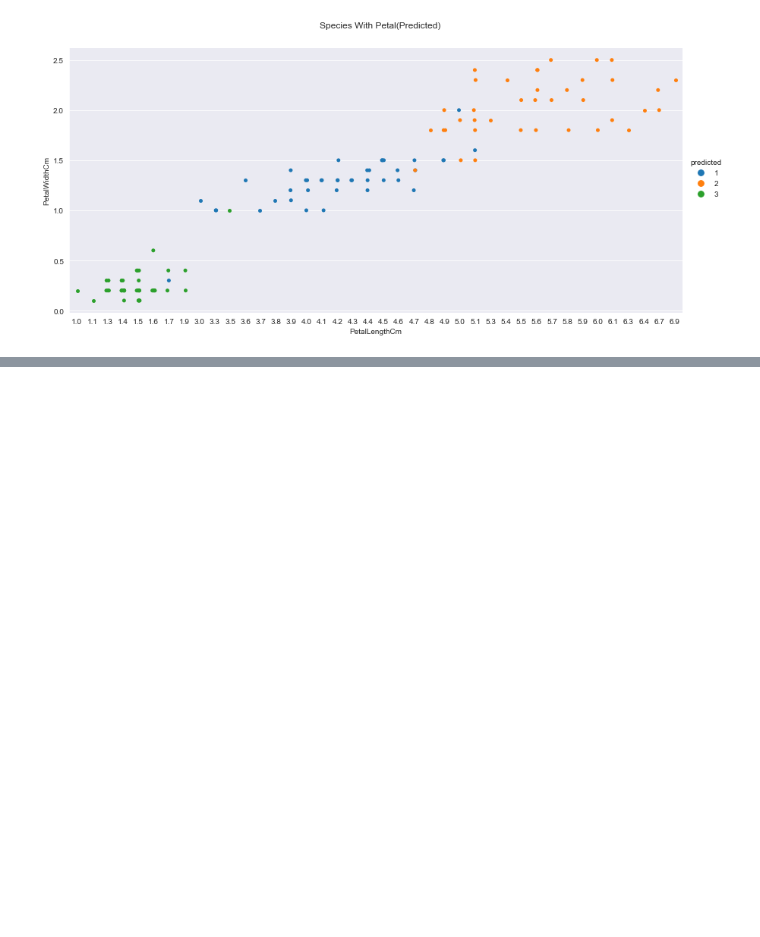
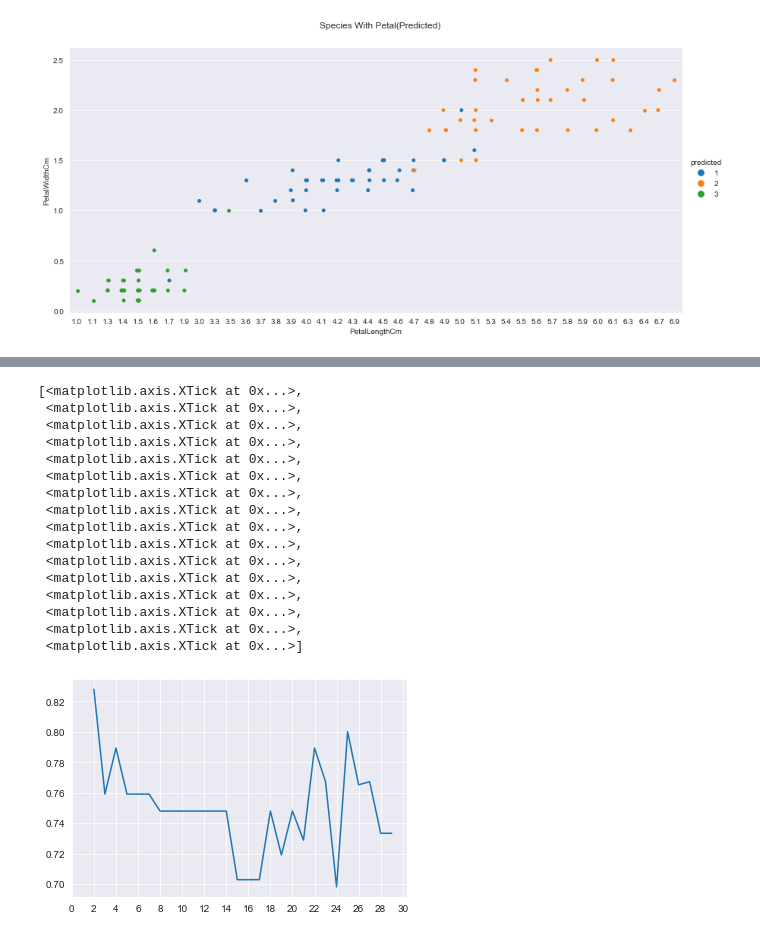
Before and after one commit to pouriaSameti/ML-Projects, a Jupyter notebook: Q2-Iris/code/Iris_Prediction/Iris_KNN.ipynb, the cells around one changed output, grey strips where cells are left out. Drawn from its saved outputs; the diff is of its cells as text; code cells hidden in the pictures; blank space fills up the shorter version.

```diff
--- a/Q2-Iris/code/Iris_Prediction/Iris_KNN.ipynb
+++ b/Q2-Iris/code/Iris_Prediction/Iris_KNN.ipynb
@@ -158,0 +215,20 @@ cat_plot4.fig.subplots_adjust(top=0.9)
+# %%
+sns.lineplot(x=k_parameters, y=f1_list).set_xticks(list(range(0, 31, 2)))
+# %% [output]
+[<matplotlib.axis.XTick at 0x...>,
+ <matplotlib.axis.XTick at 0x...>,
+ <matplotlib.axis.XTick at 0x...>,
+ <matplotlib.axis.XTick at 0x...>,
+ <matplotlib.axis.XTick at 0x...>,
+ <matplotlib.axis.XTick at 0x...>,
+ <matplotlib.axis.XTick at 0x...>,
+ <matplotlib.axis.XTick at 0x...>,
+ <matplotlib.axis.XTick at 0x...>,
+ <matplotlib.axis.XTick at 0x...>,
+ <matplotlib.axis.XTick at 0x...>,
+ <matplotlib.axis.XTick at 0x...>,
+ <matplotlib.axis.XTick at 0x...>,
+ <matplotlib.axis.XTick at 0x...>,
+ <matplotlib.axis.XTick at 0x...>,
+ <matplotlib.axis.XTick at 0x...>]
+[figure, added]
```
Also changed, not shown: parts of 2 cells of this notebook.
